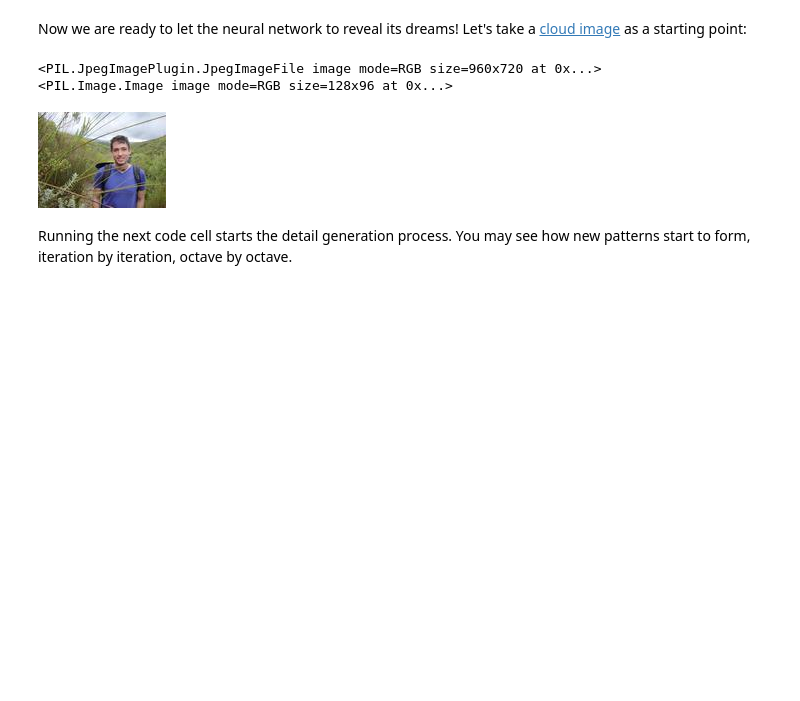
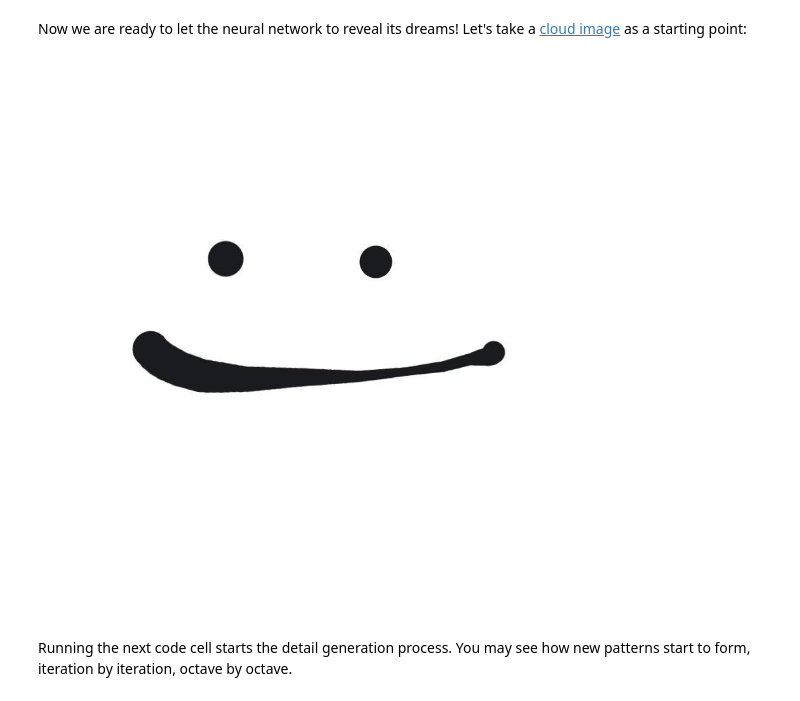
Before and after one commit to relh/dream-book, a Jupyter notebook: notebooks/dream.ipynb, the cells around one changed output. Drawn from its saved outputs; the diff is of its cells as text; code cells hidden in the pictures; blank space fills up the shorter version.

```diff
--- a/notebooks/dream.ipynb
+++ b/notebooks/dream.ipynb
@@ -124,34 +124,12 @@ def deepdream(net, base_img, iter_n=10, octave_n=4, octave_scale=1.4, end='conv4
     return deprocess(net, src.data[0])
 # %% [markdown]
 Now we are ready to let the neural network to reveal its dreams! Let's take a [cloud image](https://commons.wikimedia.org/wiki/File:Appearance_of_sky_for_weather_forecast,_Dhaka,_Bangladesh.JPG) as a starting point:
-# %%
-#with_alpha = PIL.Image.open('/me.jpg')
-#with_alpha.load() # required for png.split()
-
-#without_alpha = PIL.Image.new("RGB", with_alpha.size, (255, 255, 255))
-#without_alpha.paste(with_alpha, mask=with_alpha.split()[3]) # 3 is the alpha channel
-
-#without_alpha.save('/src/newinput.jpg', 'JPEG', quality=80)
-
-#img = np.float32(PIL.Image.open('/input/me.jpg'))
-
-basewidth = 128
-img = PIL.Image.open('/input/me.jpg')
-print img
-
-wpercent = (basewidth / float(img.size[0]))
-hsize = int((float(img.size[1]) * float(wpercent)))
-img = img.resize((basewidth, hsize), PIL.Image.ANTIALIAS)
-img.save('/input/resized_me.jpg')
-print img
-
-img = np.float32(PIL.Image.open('/input/resized_me.jpg'))
-
-showarray(img)
-# %% [output]
-<PIL.JpegImagePlugin.JpegImageFile image mode=RGB size=960x720 at 0x...>
-<PIL.Image.Image image mode=RGB size=128x96 at 0x...>
-[figure, removed]
+# %%
+img = np.float32(PIL.Image.open('/input/shariq.jpg'))
+
+showarray(img)
+# %% [output]
+[figure, added]
 # %% [markdown]
 Running the next code cell starts the detail generation process. You may see how new patterns start to form, iteration by iteration, octave by octave.
 # %%
```
Also changed, not shown: parts of 5 cells of this notebook.
